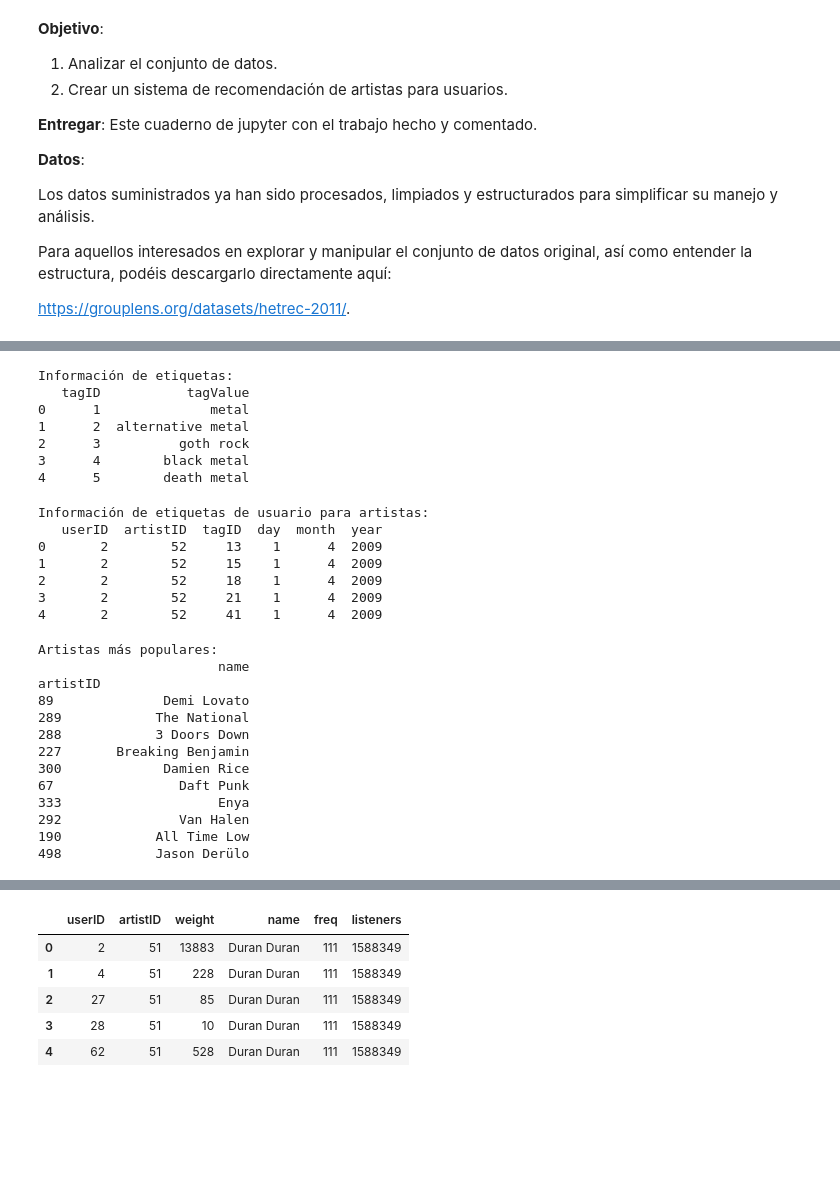
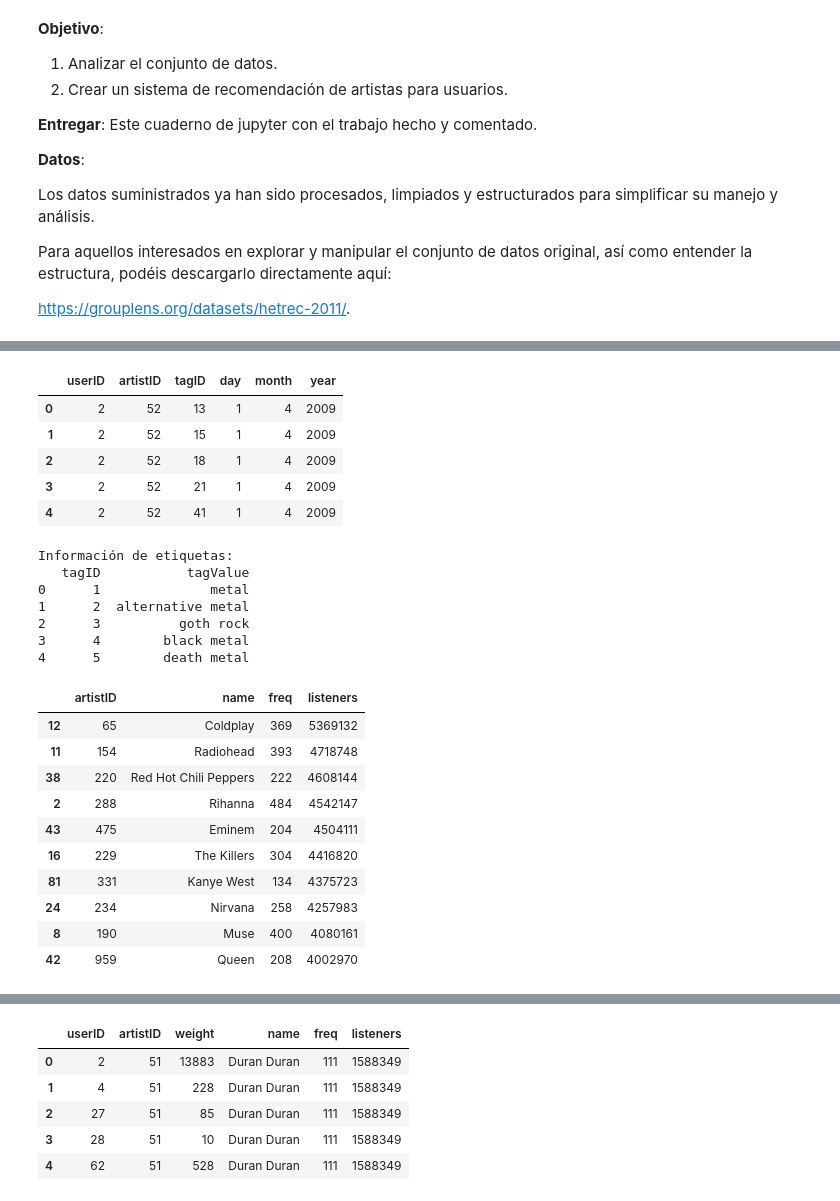
Before and after one commit to beasicilia14/ML3_Project2, a Jupyter notebook: ml3_project2.ipynb, the cells around one changed output, grey strips where cells are left out. Saved outputs shown, nothing was run; the diff lists cells and outputs as text; code cells hidden in the pictures; blank space fills up the shorter version.

```diff
--- a/ml3_project2.ipynb
+++ b/ml3_project2.ipynb
@@ -51 +58,11 @@ user_tag_artist.head()
+# %%
+#Tag que el usuario asigna a un artista, y en el momento en el que se lo asignó.
+user_tag_artist.head()
+# %% [output]
+|  | userID | artistID | tagID | day | month | year |
+| 0 | 2 | 52 | 13 | 1 | 4 | 2009 |
+| 1 | 2 | 52 | 15 | 1 | 4 | 2009 |
+| 2 | 2 | 52 | 18 | 1 | 4 | 2009 |
+| 3 | 2 | 52 | 21 | 1 | 4 | 2009 |
+| 4 | 2 | 52 | 41 | 1 | 4 | 2009 |
 # %%
@@ -60,34 +77,19 @@ Información de etiquetas:
 2      3          goth rock
 3      4        black metal
 4      5        death metal
-# %%
-print("\nInformación de etiquetas de usuario para artistas:")
-print(user_tag_artist.head())
-# %% [output]
-Información de etiquetas de usuario para artistas:
-   userID  artistID  tagID  day  month  year
-0       2        52     13    1      4  2009
-1       2        52     15    1      4  2009
-2       2        52     18    1      4  2009
-3       2        52     21    1      4  2009
-4       2        52     41    1      4  2009
-# %%
-# Obtener los artistas más populares basados en el número de usuarios que los han escuchado
-popular_artists = users.groupby('artistID').size().sort_values(ascending=False)[:10]
-print("Artistas más populares:")
-print(artists.loc[popular_artists.index][['name']])
-# %% [output]
-Artistas más populares:
-                       name
-artistID
-89              Demi Lovato
-289            The National
-288            3 Doors Down
-227       Breaking Benjamin
-300             Damien Rice
-67                Daft Punk
-333                    Enya
-292               Van Halen
-190            All Time Low
-498            Jason Derülo
+# %%
+#Artistas con más listeners.
+artists.sort_values(by='listeners', ascending=False).head(10)
+# %% [output]
+|  | artistID | name | freq | listeners |
+| 12 | 65 | Coldplay | 369 | 5369132 |
+| 11 | 154 | Radiohead | 393 | 4718748 |
+| 38 | 220 | Red Hot Chili Peppers | 222 | 4608144 |
+| 2 | 288 | Rihanna | 484 | 4542147 |
+| 43 | 475 | Eminem | 204 | 4504111 |
+| 16 | 229 | The Killers | 304 | 4416820 |
+| 81 | 331 | Kanye West | 134 | 4375723 |
+| 24 | 234 | Nirvana | 258 | 4257983 |
+| 8 | 190 | Muse | 400 | 4080161 |
+| 42 | 959 | Queen | 208 | 4002970 |
 # %%
```
Also changed, not shown: parts of 10 cells of this notebook.
